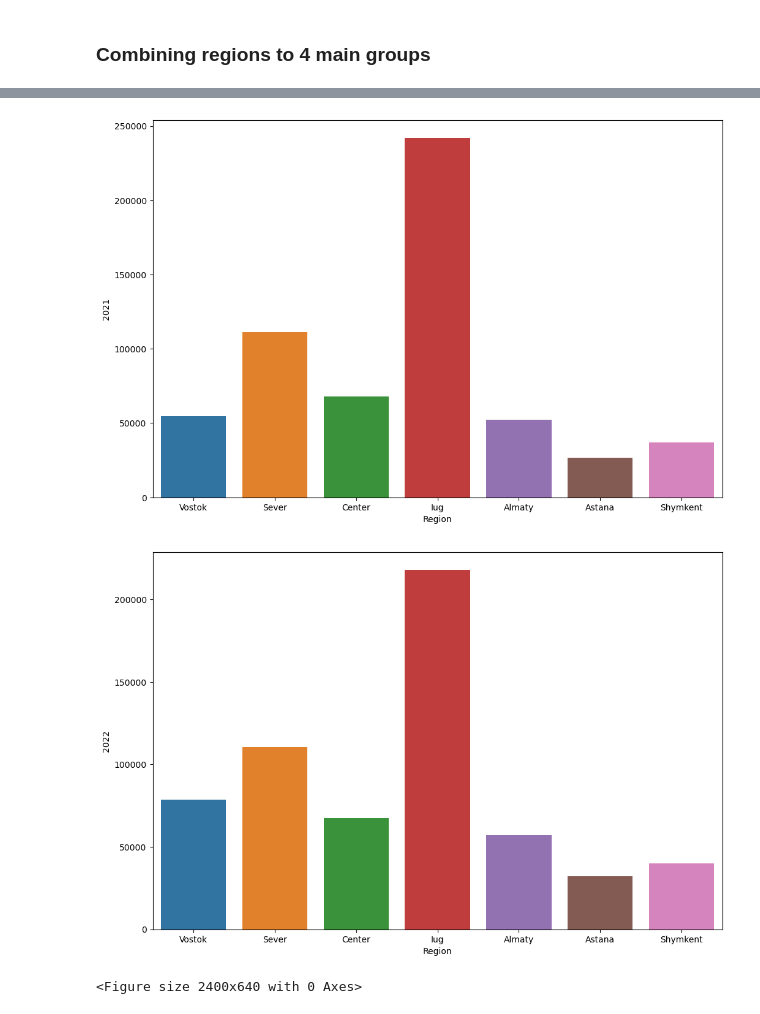
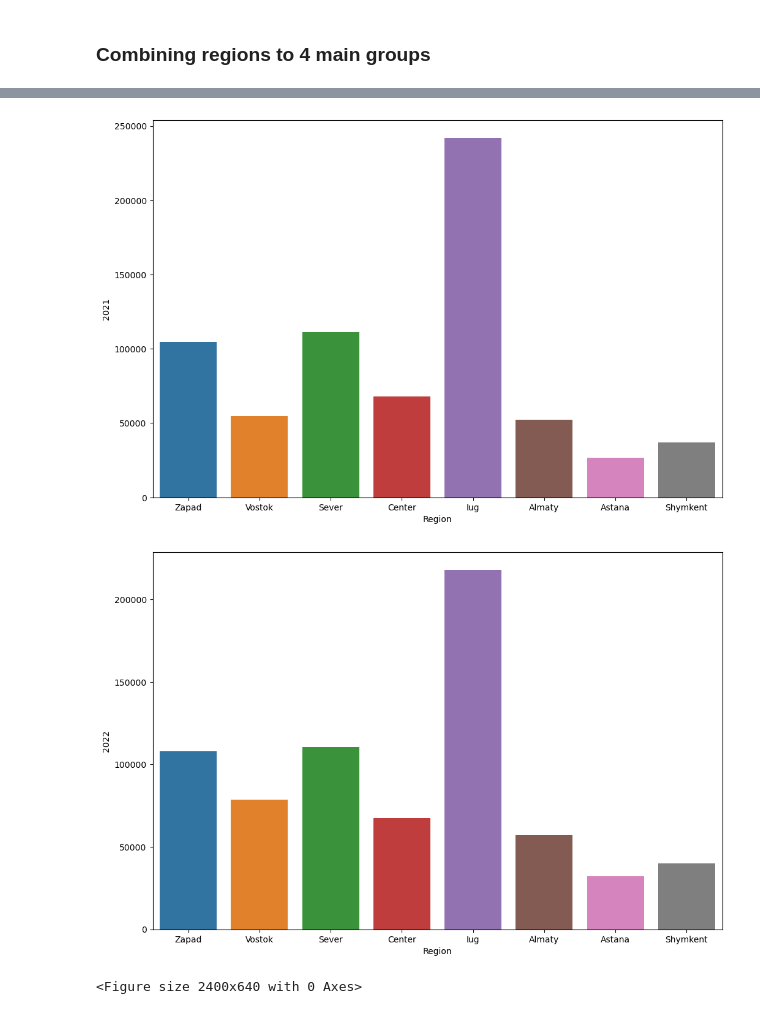
Before and after one commit to Cupcakeiris/investigate, a Jupyter notebook: inva.ipynb, the cells around one changed output, grey strips where cells are left out. Saved outputs shown, nothing was run; the diff lists cells and outputs as text; code cells hidden in the pictures.

Commit message:
Forgor to add Zapad in graph

```diff
--- a/inva.ipynb
+++ b/inva.ipynb
@@ -107,6 +96,6 @@ inva_c
 | 7 | Shymkent | 0.0 | 0.0 | 0.0 | 0.0 | 0.0 | 0.0 | 0.0 | 35498.0 | 36634.0 | 36686.0 | ... |
 # %%
 for year in range(2020, 2023):
-    temp = inva_c[['Region', str(year)]].drop(index=inva_c.index[0], axis=0).dropna()
+    temp = inva_c[['Region', str(year)]].dropna()
     barplot(temp, x='Region', y=str(year))
 # %% [output]
@@ -114,5 +103,5 @@ for year in range(2020, 2023):
-[figure, old version]
+[figure, new version]
-[figure, old version]
+[figure, new version]
 # %%
 boxplot(inva_c)
 # %% [output]
```
Also changed, not shown: parts of 2 cells of this notebook.
